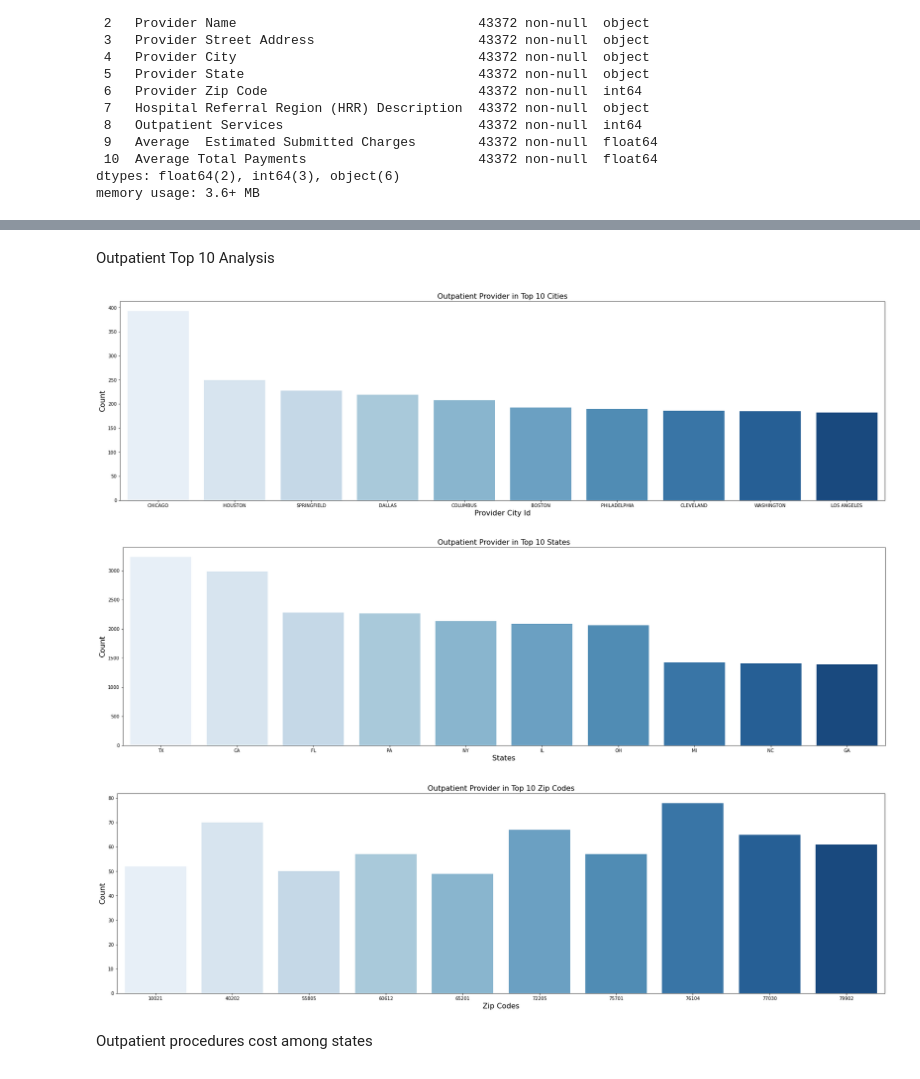
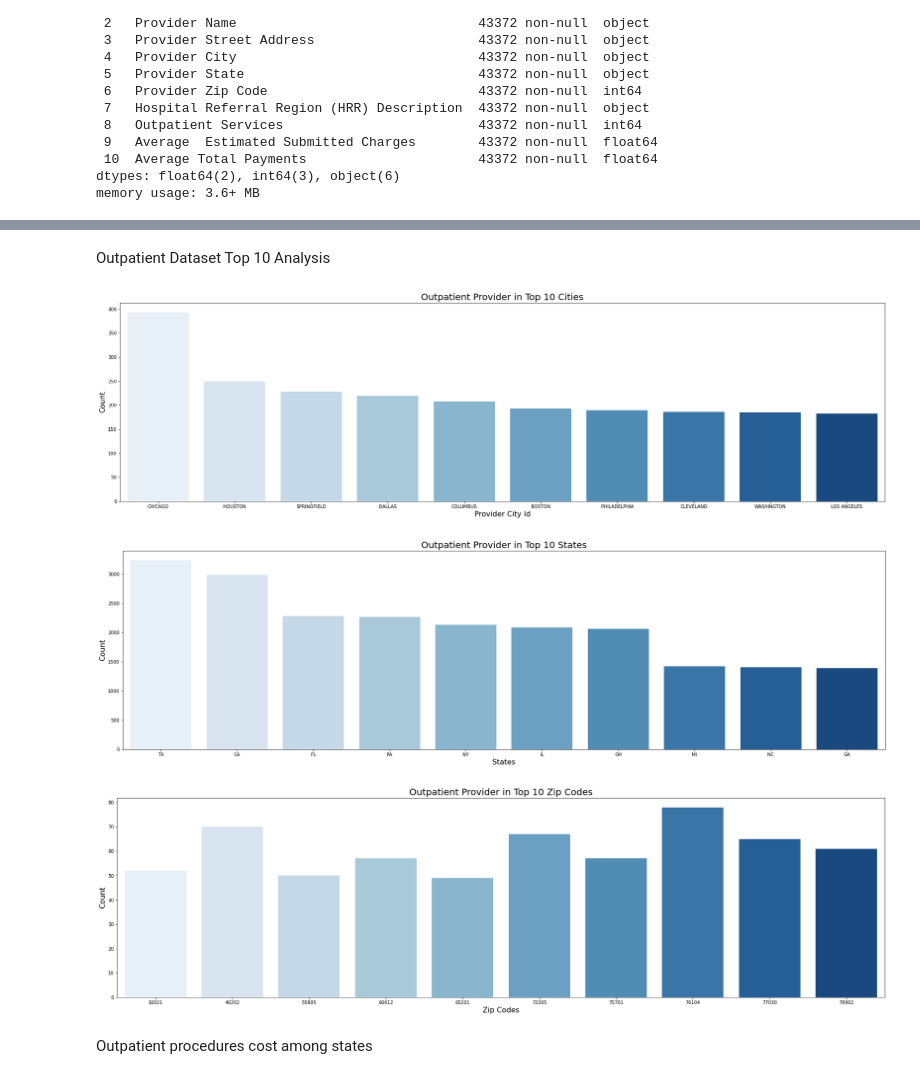
Before and after one commit to blueming-camelia/CIS6397_Project, a Jupyter notebook: outpatientData.ipynb, the cells around one changed output, grey strips where cells are left out. Drawn from its saved outputs; the diff is of its cells as text; code cells hidden in the pictures.

```diff
--- a/outpatientData.ipynb
+++ b/outpatientData.ipynb
@@ -66,21 +66,21 @@ outpatient_df.corr()
 | Average Estimated Submitted Charges | -0.051995 | 0.043500 | -0.080775 | 1.000000 | 0.768358 |
 | Average Total Payments | -0.024966 | 0.000122 | -0.080738 | 0.768358 | 1.000000 |
 # %% [markdown]
-Outpatient Top 10 Analysis
+Outpatient Dataset Top 10 Analysis
 # %%
 #Outpatient Provider City
 city_count  = outpatient_df['Provider City'].value_counts()
 city_count = city_count[:10,]
 
 plt.figure(figsize=(30,8))
 
 sns.barplot(x = city_count.index, y = city_count.values,  palette = "Blues")
-plt.title('Outpatient Provider in Top 10 Cities', fontsize=16)
+plt.title('Outpatient Provider in Top 10 Cities', fontsize=20)
 plt.ylabel('Count', fontsize=16)
 plt.xlabel('Provider City Id', fontsize=16)
 plt.show()
 # %% [output]
-[figure, old version]
+[figure, new version]
 # %%
 # Outpatient by State
 state_count  = outpatient_df['Provider State'].value_counts()
@@ -89,12 +89,12 @@ state_count = state_count[:10,]
 plt.figure(figsize=(30,8))
 
 sns.barplot(x = state_count.index, y = state_count.values,  palette = "Blues")
-plt.title('Outpatient Provider in Top 10 States', fontsize=16)
+plt.title('Outpatient Provider in Top 10 States', fontsize=20)
 plt.ylabel('Count', fontsize=16)
 plt.xlabel('States', fontsize=16)
 plt.show()
 # %% [output]
-[figure, old version]
+[figure, new version]
 # %%
 # Outpatient by Zip Code
 zipcode_count  =outpatient_df['Provider Zip Code'].value_counts()
@@ -103,12 +103,12 @@ zipcode_count = zipcode_count[:10,]
 plt.figure(figsize=(30,8))
 
 sns.barplot(x = zipcode_count.index, y = zipcode_count.values,  palette = "Blues")
-plt.title('Outpatient Provider in Top 10 Zip Codes', fontsize=16)
+plt.title('Outpatient Provider in Top 10 Zip Codes', fontsize=20)
 plt.ylabel('Count', fontsize=16)
 plt.xlabel('Zip Codes', fontsize=16)
 plt.show()
 # %% [output]
-[figure, old version]
+[figure, new version]
 # %% [markdown]
 Outpatient procedures cost among states
 # %%
```
Also changed, not shown: parts of 1 cell of this notebook.
